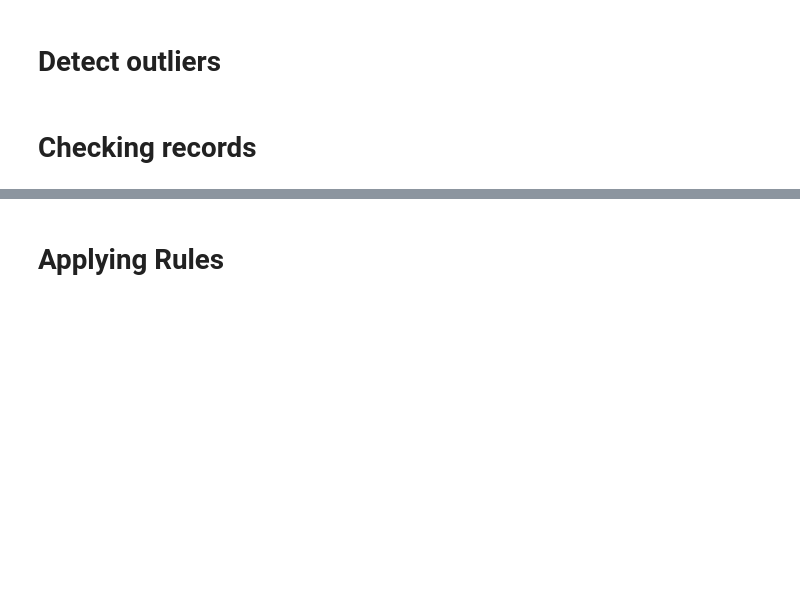
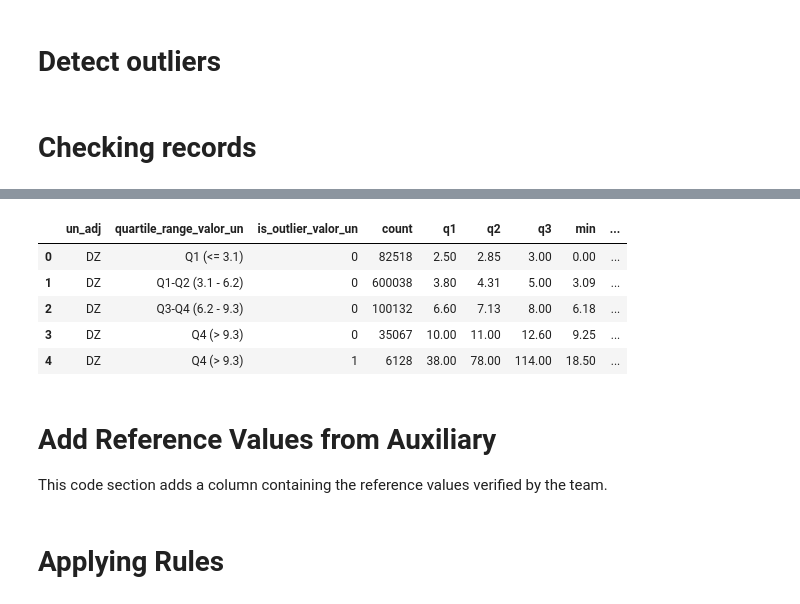
Before and after one commit to JailsonS/ics_data_cleaning, a Jupyter notebook: 02_convert_to_kg.ipynb, the cells around one changed output, grey strips where cells are left out. Saved outputs shown, nothing was run; the diff lists cells and outputs as text; code cells hidden in the pictures; blank space fills up the shorter version.

```diff
--- a/02_convert_to_kg.ipynb
+++ b/02_convert_to_kg.ipynb
@@ -85,17 +89,6 @@ with open(PATH_RULES, 'r') as f: rules = json.load(f)
 # %% [markdown]
 # Helpers
 # %%
-def count_without_outliers(df, group_by_columns, value_column):
-    def remove_outliers(group):
-        Q1 = group[value_column].quantile(0.25)
-        Q3 = group[value_column].quantile(0.75)
-        IQR = Q3 - Q1
-        lower_bound = Q1 - 1.5 * IQR
-        upper_bound = Q3 + 1.5 * IQR
-        return group[(group[value_column] >= lower_bound) & (group[value_column] <= upper_bound)]
-
-    filtered_df = df.groupby(group_by_columns, group_keys=False).apply(remove_outliers)
-    return filtered_df
 
 def set_outlier_property(df, col):
     def classify_quartile(value, q1, q3):
@@ -120,10 +113,6 @@ def set_outlier_property(df, col):
 
     df[f'quartile_range_{col}'] = df[col].apply(lambda x: classify_quartile(x, q1, q3))
     return df
-
-
-    ax = sns.boxplot(data=data, x="ano", y=field, **kwargs, showmeans=False, palette="coolwarm", showfliers=True)
-    # ax = sns.boxenplot(data=data, x="ano", y="valor_un", palette="coolwarm")
 # %% [markdown]
 # Detect outliers
 # %%
@@ -189,0 +150,33 @@ df_dataset_beef_cls.loc[
+# %%
+# Filtrar os dados com um único filtro consistente
+filtered_data = df_dataset_beef_cls.query('codigo == 41 and un_adj != "-" and un_adj == "DZ"')
+total = len(filtered_data)  # Total de registros no filtro
+
+# Groupby com cálculos ajustados
+result = (
+    filtered_data
+    .groupby(['un_adj', 'quartile_range_valor_un', 'is_outlier_valor_un'])
+    .agg(
+        count=('valor_un', 'count'),
+        q1=('valor_un', lambda x: x.quantile(0.25)),  # 1º quartil
+        q2=('valor_un', 'median'),  # Mediana (2º quartil)
+        q3=('valor_un', lambda x: x.quantile(0.75)),  # 3º quartil
+        min=('valor_un', 'min'),  # Valor mínimo
+        max=('valor_un', 'max'),  # Valor máximo
+    )
+    .reset_index()
+)
+
+result['count_percent'] = result['count'].div(result['count'].sum())
+
+result
+# %% [output]
+|  | un_adj | quartile_range_valor_un | is_outlier_valor_un | count | q1 | q2 | q3 | min | ... |
+| 0 | DZ | Q1 (<= 3.1) | 0 | 82518 | 2.50 | 2.85 | 3.00 | 0.00 | ... |
+| 1 | DZ | Q1-Q2 (3.1 - 6.2) | 0 | 600038 | 3.80 | 4.31 | 5.00 | 3.09 | ... |
+| 2 | DZ | Q3-Q4 (6.2 - 9.3) | 0 | 100132 | 6.60 | 7.13 | 8.00 | 6.18 | ... |
+| 3 | DZ | Q4 (> 9.3) | 0 | 35067 | 10.00 | 11.00 | 12.60 | 9.25 | ... |
+| 4 | DZ | Q4 (> 9.3) | 1 | 6128 | 38.00 | 78.00 | 114.00 | 18.50 | ... |
+# %% [markdown]
+# Add Reference Values from Auxiliary
+This code section adds a column containing the reference values verified by the team.
```
Also changed, not shown: parts of 18 cells of this notebook, 2 other files.
